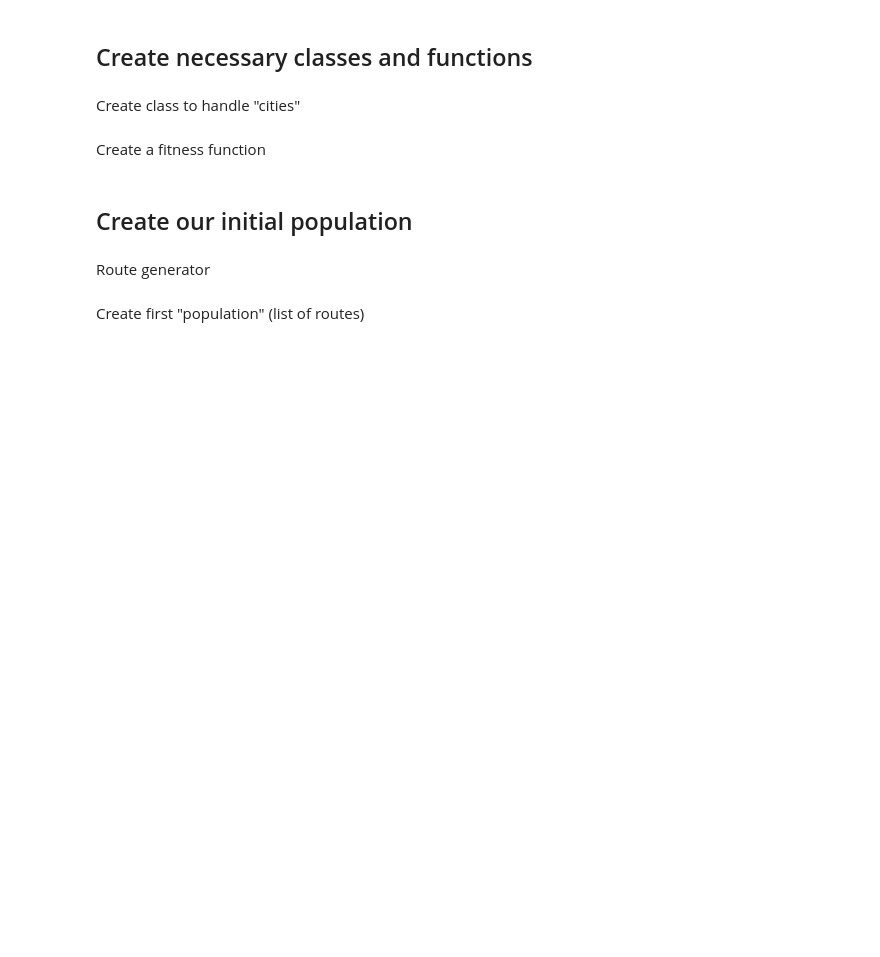
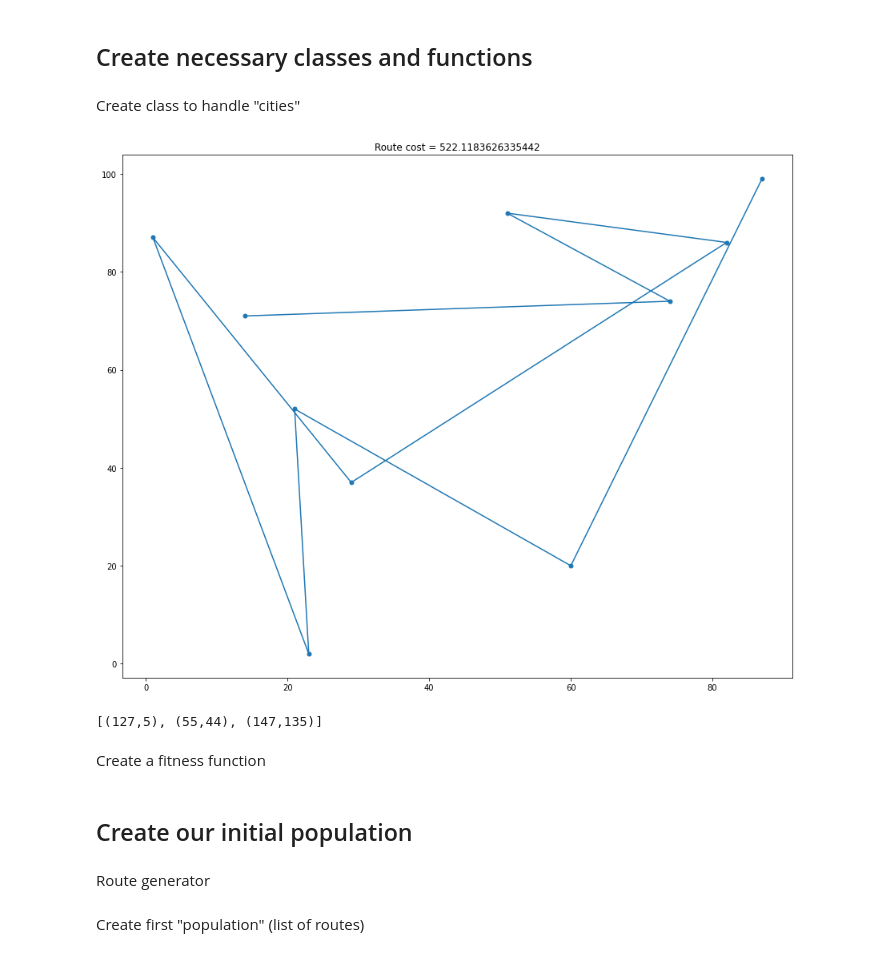
Before and after one commit to borislevant/aiplayground, a Jupyter notebook: genetic_algorithm_TSP.ipynb, the cells around one changed output. Drawn from its saved outputs; the diff is of its cells as text; code cells hidden in the pictures; blank space fills up the shorter version.

```diff
--- a/genetic_algorithm_TSP.ipynb
+++ b/genetic_algorithm_TSP.ipynb
@@ -21,3 +52,13 @@ class City:
+# %%
+rt = route(10)
+rt.show()
+# %% [output]
+[figure, added]
+# %%
+cl = generate_cities_list(3, seed=42)
+cl
+# %% [output]
+[(127,5), (55,44), (147,135)]
 # %% [markdown]
 Create a fitness function
 # %%
```
Also changed, not shown: parts of 7 cells of this notebook.
